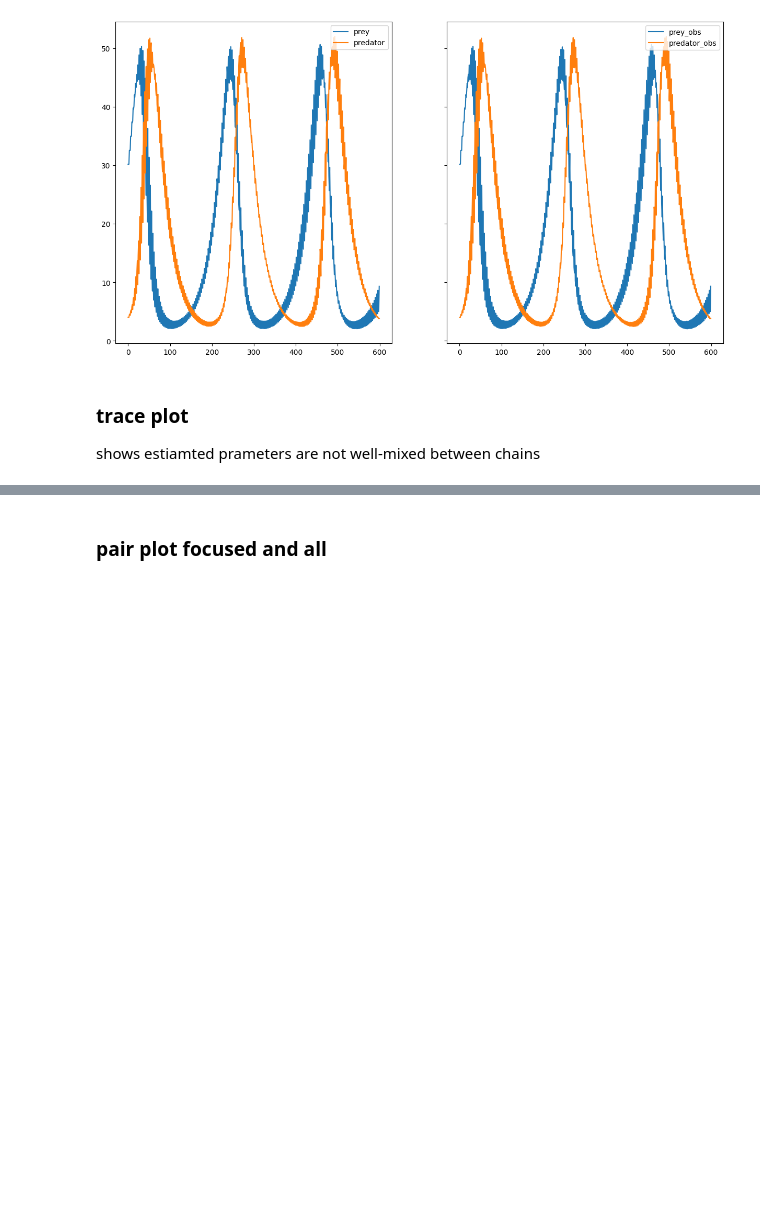
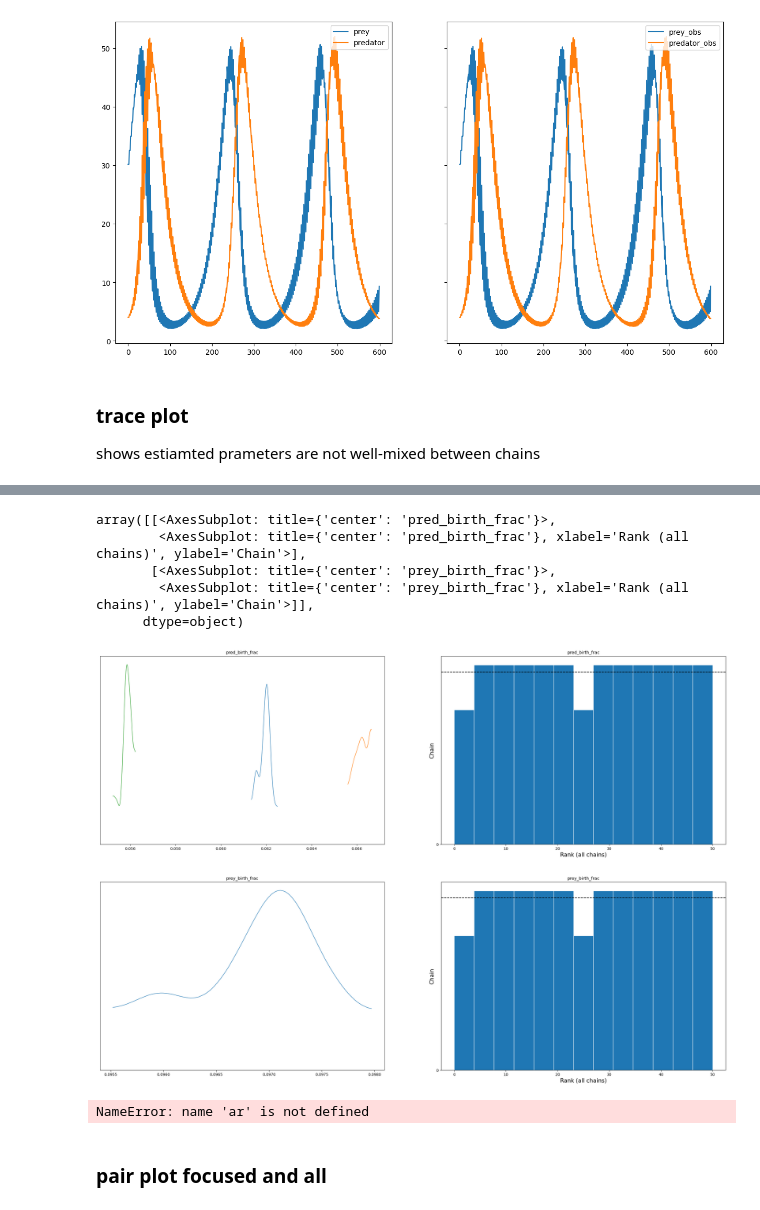
Before and after one commit to Data4DM/stanify, a Jupyter notebook: vignette/prey_predator_hier.ipynb, the cells around one changed output, grey strips where cells are left out. Cells and saved outputs as stored; diff of their text form; code cells hidden in the pictures; blank space fills up the shorter version.

```diff
--- a/vignette/prey_predator_hier.ipynb
+++ b/vignette/prey_predator_hier.ipynb
@@ -136,3 +162,16 @@ array([[<AxesSubplot: title={'center': 'pred_birth_frac'}>,
+# %%
+az.plot_trace(data2draws, figsize= (30, 20), var_names= ['pred_birth_frac', 'prey_birth_frac'], kind = "rank_bars", coords = dict(chain = [0]))
+# %% [output]
+array([[<AxesSubplot: title={'center': 'pred_birth_frac'}>,
+        <AxesSubplot: title={'center': 'pred_birth_frac'}, xlabel='Rank (all chains)', ylabel='Chain'>],
+       [<AxesSubplot: title={'center': 'prey_birth_frac'}>,
+        <AxesSubplot: title={'center': 'prey_birth_frac'}, xlabel='Rank (all chains)', ylabel='Chain'>]],
+      dtype=object)
+[figure, added]
+# %%
+ar.plot_trace(data2draws, figsize= (30, 20), var_names= ['pred_birth_frac', 'prey_birth_frac'], kind = "rank_bars", coords = dict(chain = [0]), rank_kwargs={"bar_kwargs": {"alpha": 0.2}}, compact = False)
+# %% [output]
+NameError: name 'ar' is not defined
 # %% [markdown]
 ### pair plot focused and all
 # %%
```
Also changed, not shown: parts of 5 cells of this notebook.
